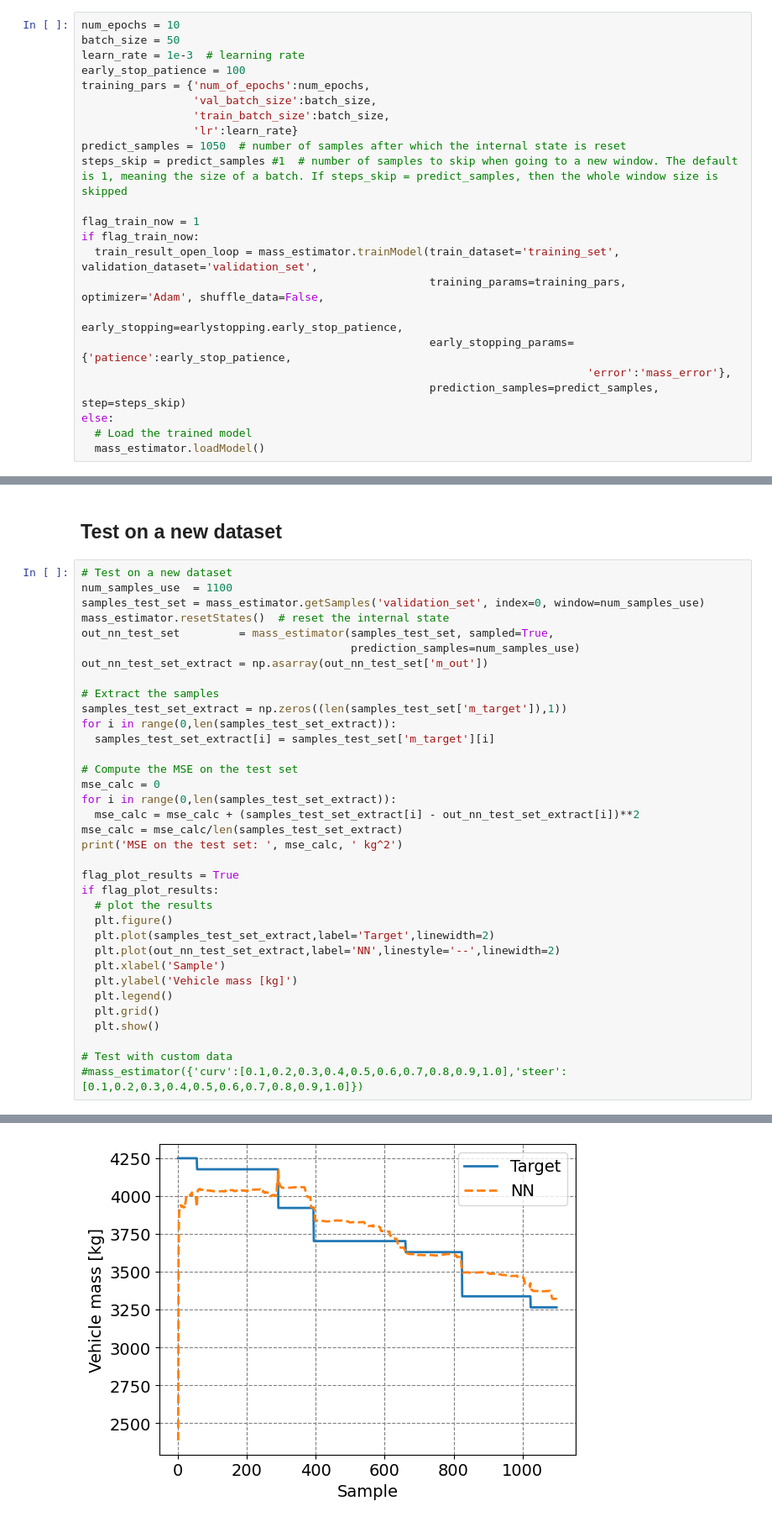
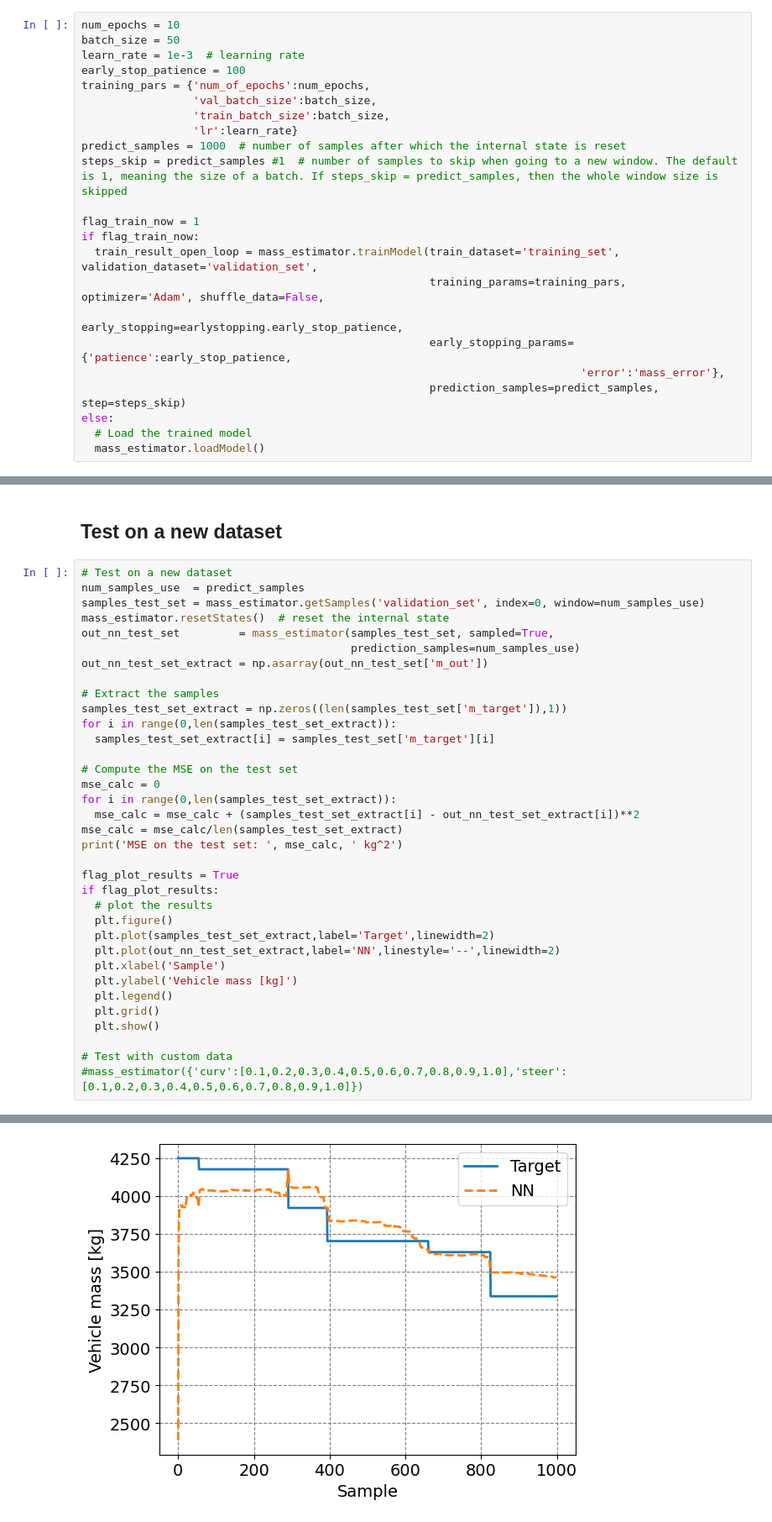
Before and after one commit to tonegas/neu4mes, a Jupyter notebook: tutorials/estimate_vehicle_mass_simple.ipynb, the cells around one changed output, grey strips where cells are left out. Shown at 84% size. Cells and saved outputs as stored; diff of their text form.

```diff
--- a/tutorials/estimate_vehicle_mass_simple.ipynb
+++ b/tutorials/estimate_vehicle_mass_simple.ipynb
@@ -444,7 +444,7 @@ training_pars = {'num_of_epochs':num_epochs,
                  'val_batch_size':batch_size,
                  'train_batch_size':batch_size,
                  'lr':learn_rate}
-predict_samples = 1050  # number of samples after which the internal state is reset
+predict_samples = 1000  # number of samples after which the internal state is reset
 steps_skip = predict_samples #1  # number of samples to skip when going to a new window. The default is 1, meaning the size of a batch. If steps_skip = predict_samples, then the whole window size is skipped
 
 flag_train_now = 1
@@ -453,7 +453,7 @@ if flag_train_now:
                                                      training_params=training_pars, optimizer='Adam', shuffle_data=False,
                                                      early_stopping=earlystopping.early_stop_patience,
                                                      early_stopping_params={'patience':early_stop_patience,
-                                                                             'error':'mass_error'},
+                                                                            'error':'mass_error'},
                                                      prediction_samples=predict_samples, step=steps_skip)
 else:
   # Load the trained model
@@ -505,7 +505,7 @@ Model saved in:               /Users/mattiapiccinini/Documents/Research/Neu4Mes/
 ## Test on a new dataset
 # %%
 # Test on a new dataset
-num_samples_use  = 1100
+num_samples_use  = predict_samples
 samples_test_set = mass_estimator.getSamples('validation_set', index=0, window=num_samples_use)
 mass_estimator.resetStates()  # reset the internal state
 out_nn_test_set         = mass_estimator(samples_test_set, sampled=True,
@@ -543 +543 @@ MSE on the test set:  [20823.55427937]  kg^2
-[figure, old version]
+[figure, new version]
```
Also changed, not shown: parts of 3 cells of this notebook, 8 other files.
